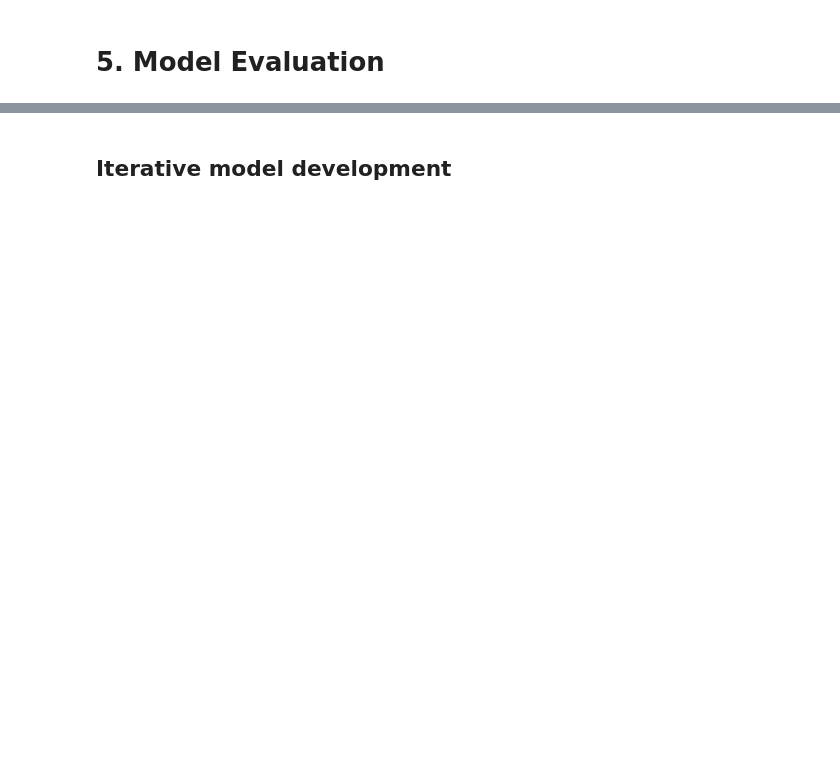
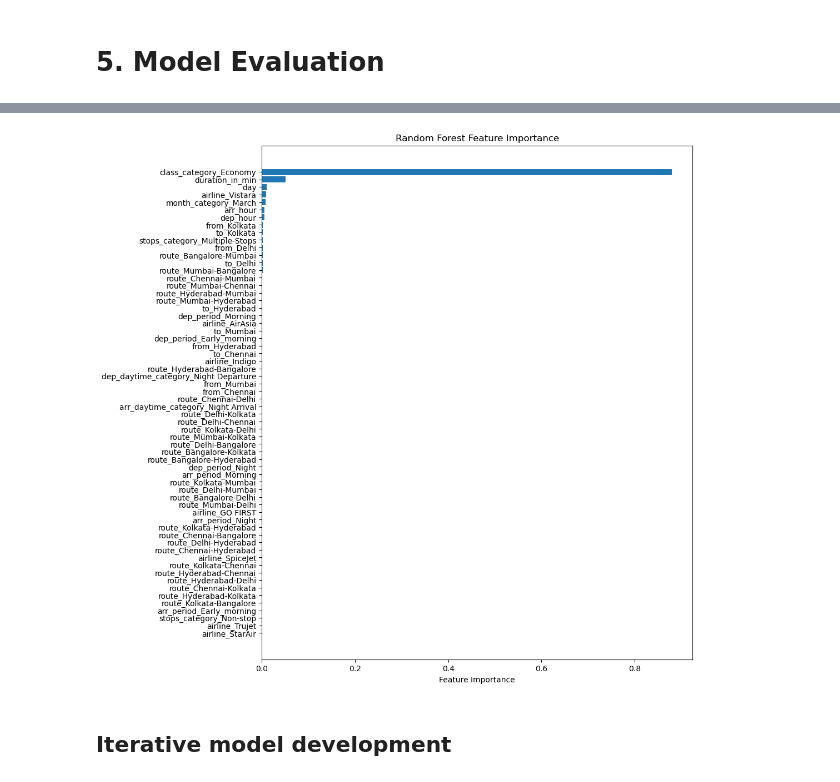
Before and after one commit to trishhh23/mldp, a Jupyter notebook: MLDP Program Codes Submission Template.ipynb, the cells around one changed output, grey strips where cells are left out. Saved outputs shown, nothing was run; the diff lists cells and outputs as text; code cells hidden in the pictures; blank space fills up the shorter version.

Commit message:
Add files via upload
Base Model built - iteration 1

```diff
--- a/MLDP Program Codes Submission Template.ipynb
+++ b/MLDP Program Codes Submission Template.ipynb
@@ -881,0 +1021,2 @@ df[['stops_category','stops']].head()
+# %%
+df_encoded = pd.get_dummies(df, drop_first=True)
@@ -883,9 +1040,23 @@ df[['stops_category','stops']].head()
 ## 3.2 Train-Test Split
 # %%
 ## Split data into train set and test set
+from sklearn.model_selection import train_test_split
+
+X = df_encoded.drop('price', axis=1)
+y = df_encoded['price']
+
+test_size=0.3
+random_state=2026
+X_train, X_test, y_train, y_test = train_test_split(X,
+                                                    y,
+                                                    test_size=test_size,
+                                                    random_state=random_state)
 # %% [markdown]
 # 4. Modelling
 # %% [markdown]
 ### 4.2 Train Model
 # %%
 ## Initialise and train model
+from sklearn.ensemble import RandomForestRegressor
+rf = RandomForestRegressor()
+rf.fit(X_train, y_train)
@@ -895,0 +1092,13 @@ df[['stops_category','stops']].head()
+# %%
+
+feature_importance = pd.DataFrame({
+    'Feature': X_train.columns,
+    'Importance': rf.feature_importances_
+})
+
+feature_importance = feature_importance.sort_values(
+    by='Importance',
+    ascending=False
+)
+
+feature_importance
@@ -896,3 +1119,20 @@ df[['stops_category','stops']].head()
+# %%
+
+
+plt.figure(figsize=(10, 12))
+
+plt.barh(
+    feature_importance['Feature'],
+    feature_importance['Importance']
+)
+
+plt.xlabel("Feature Importance")
+plt.title("Random Forest Feature Importance")
+plt.gca().invert_yaxis()
+
+plt.show()
+# %% [output]
+[figure, added]
 # %%
 ## New data
 
```
Also changed, not shown: parts of 17 cells of this notebook.
